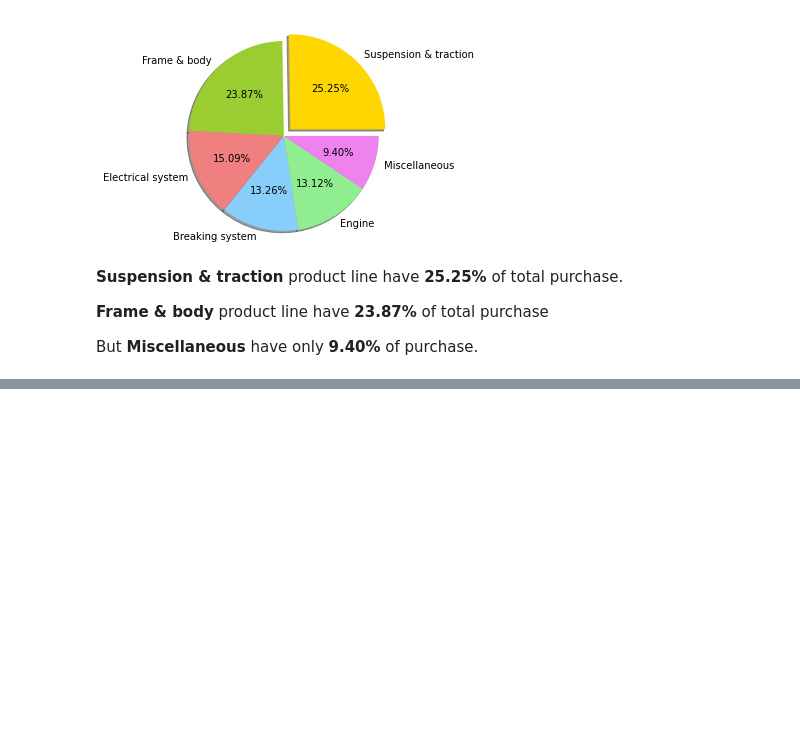
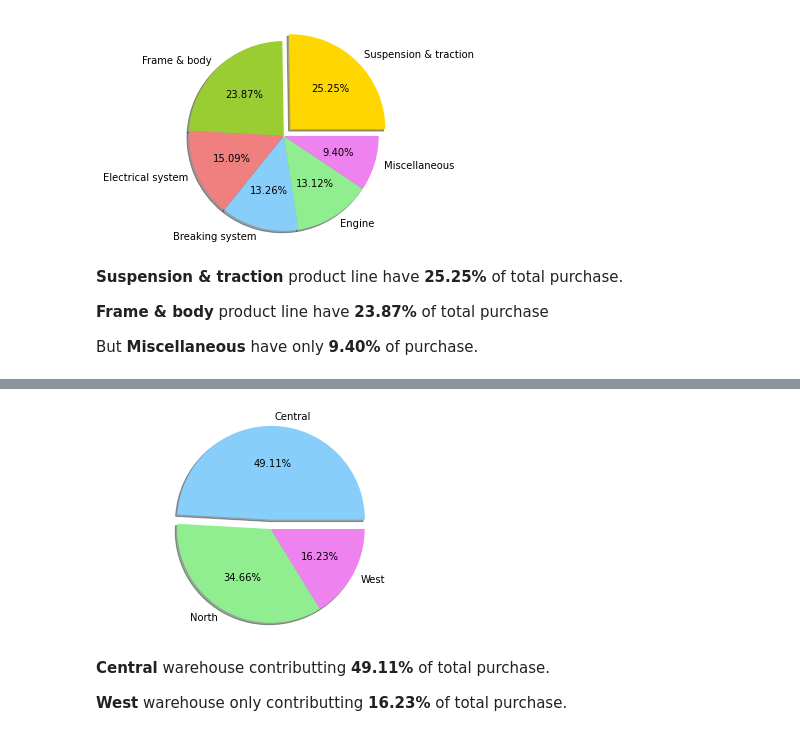
Before and after one commit to naseemap47/MotorcycleParts-DataAnalysis-python, a Jupyter notebook: jupyter_notebook.ipynb, the cells around one changed output, grey strips where cells are left out. Drawn from its saved outputs; the diff is of its cells as text; code cells hidden in the pictures; blank space fills up the shorter version.

```diff
--- a/jupyter_notebook.ipynb
+++ b/jupyter_notebook.ipynb
@@ -234,0 +252,3 @@ But **Miscellaneous** have only **9.40%** of purchase.
+# %%
+data_frame = pd.DataFrame(data.groupby('warehouse')['total'].sum())
+data_frame
@@ -234,0 +261,19 @@ But **Miscellaneous** have only **9.40%** of purchase.
+# %%
+# pie chart
+labels = data_frame.index
+sizes = group.sort_values(ascending=False)
+colors = ['lightskyblue', 'lightgreen', 'violet']
+explode = (0.1, 0, 0)
+
+# plot
+plt.pie(sizes, explode=explode,
+       labels=labels, colors=colors,
+       autopct='%1.2f%%', shadow=True)
+plt.axis('equal')
+plt.show()
+# %% [output]
+[figure, added]
+# %% [markdown]
+**Central** warehouse contributting **49.11%** of total purchase.
+
+**West** warehouse only contributting **16.23%** of total purchase.
```
Also changed, not shown: parts of 3 cells of this notebook.
